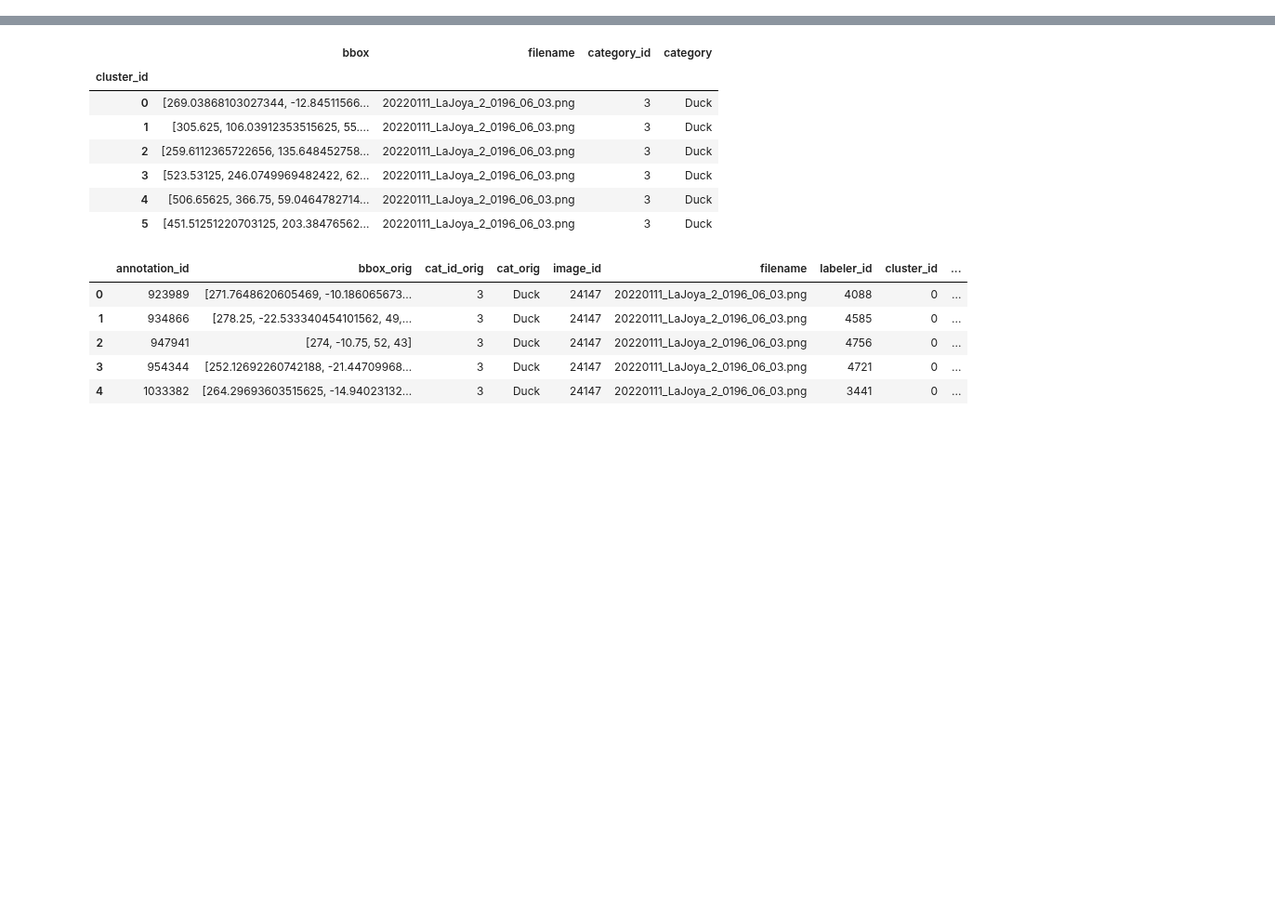
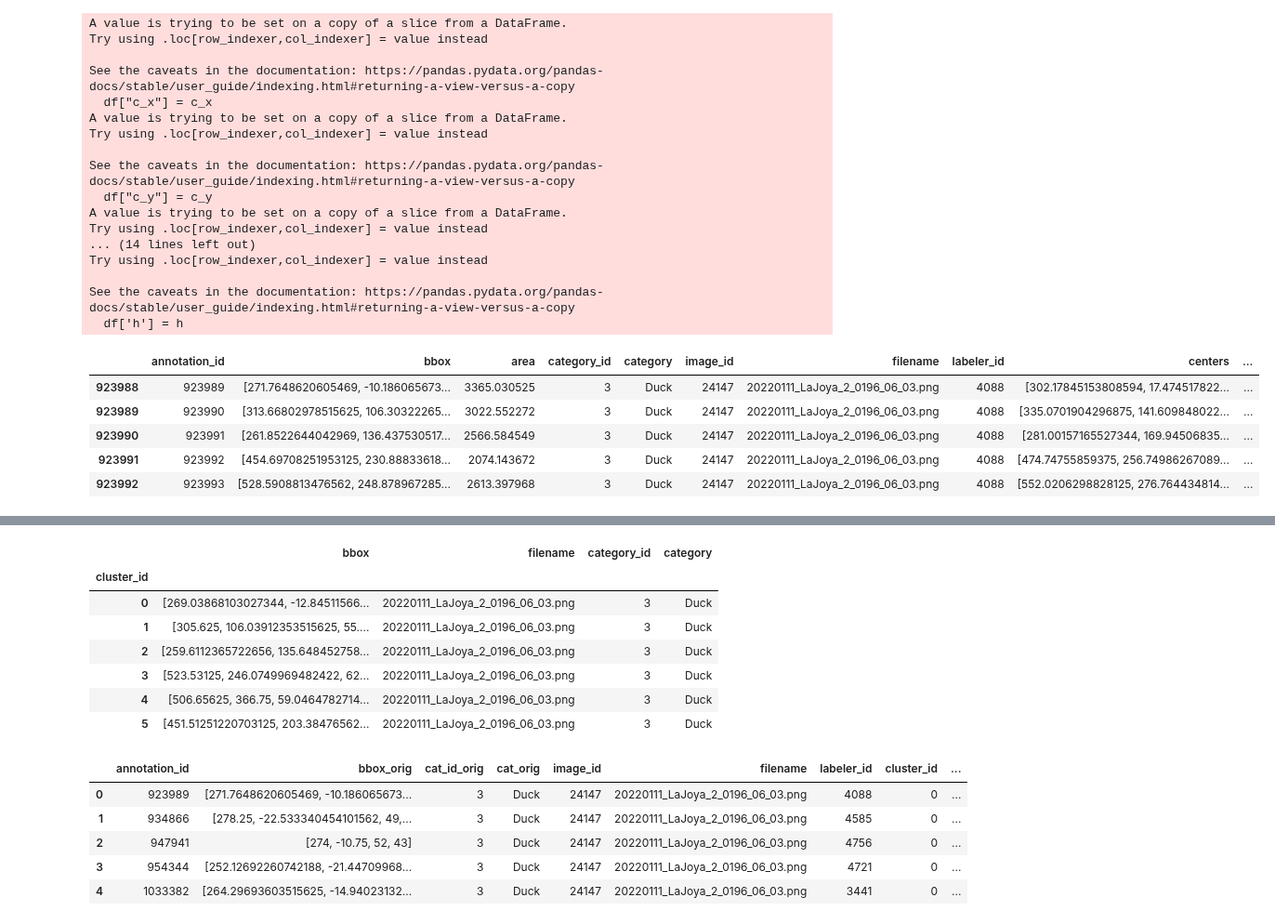
Before and after one commit to rowanoaktree/AggregationScripts, a Jupyter notebook: Scratch/Cluster.ipynb, the cells around one changed output, grey strips where cells are left out. Shown at 93% size. Cells and saved outputs as stored; diff of their text form; code cells hidden in the pictures; blank space fills up the shorter version.

Commit message:
multi image cluster, need to attach cluster ids

```diff
--- a/Scratch/Cluster.ipynb
+++ b/Scratch/Cluster.ipynb
@@ -126,0 +58,6 @@ def plot_dbscan(db, X):
+# %%
+#Creating a multi-image subset to work with
+testimg = "20220111_LaJoya_2_0196_06_03.png"
+df = cocozoo[cocozoo["filename"] == testimg]
+#df["filename"].unique()
+#df.groupby("filename")
@@ -126,0 +73,59 @@ def plot_dbscan(db, X):
+# %%
+#CREATE NEW COLUMNS FOR INPUT INTO DBSCAN
+
+#Derive bounding box centers
+bboxes = df["bbox"]
+c_x = []
+c_y = []
+x = []
+y = []
+w = []
+h = []
+centers = []
+for coord in bboxes:
+    center = (coord[0]+(coord[2]/2), coord[1]+(coord[3]/2))
+    c_x.append(center[0])
+    c_y.append(center[1])
+    x.append(coord[0])
+    y.append(coord[1])
+    w.append(coord[2])
+    h.append(coord[3])
+    centers.append(center)
+#Make these centers into a coordinate format
+coords = []
+for row in centers:
+    coord = list(row)
+    coords.append(coord)
+#Append new columns to dataframe for manipulating later
+df["c_x"] = c_x
+df["c_y"] = c_y
+df['x'] = x
+df['y'] = y
+df['w'] = w
+df['h'] = h
+
+df.head()
+# %% [output]
+A value is trying to be set on a copy of a slice from a DataFrame.
+Try using .loc[row_indexer,col_indexer] = value instead
+
+See the caveats in the documentation: https://pandas.pydata.org/pandas-docs/stable/user_guide/indexing.html#returning-a-view-versus-a-copy
+  df["c_x"] = c_x
+A value is trying to be set on a copy of a slice from a DataFrame.
+Try using .loc[row_indexer,col_indexer] = value instead
+
+See the caveats in the documentation: https://pandas.pydata.org/pandas-docs/stable/user_guide/indexing.html#returning-a-view-versus-a-copy
+  df["c_y"] = c_y
+A value is trying to be set on a copy of a slice from a DataFrame.
+Try using .loc[row_indexer,col_indexer] = value instead
+... (14 lines left out)
+Try using .loc[row_indexer,col_indexer] = value instead
+
+See the caveats in the documentation: https://pandas.pydata.org/pandas-docs/stable/user_guide/indexing.html#returning-a-view-versus-a-copy
+  df['h'] = h
+|  | annotation_id | bbox | area | category_id | category | image_id | filename | labeler_id | centers | ... |
+| 923988 | 923989 | [271.7648620605469, -10.186065673... | 3365.030525 | 3 | Duck | 24147 | 20220111_LaJoya_2_0196_06_03.png | 4088 | [302.17845153808594, 17.474517822... | ... |
+| 923989 | 923990 | [313.66802978515625, 106.30322265... | 3022.552272 | 3 | Duck | 24147 | 20220111_LaJoya_2_0196_06_03.png | 4088 | [335.0701904296875, 141.609848022... | ... |
+| 923990 | 923991 | [261.8522644042969, 136.437530517... | 2566.584549 | 3 | Duck | 24147 | 20220111_LaJoya_2_0196_06_03.png | 4088 | [281.00157165527344, 169.94506835... | ... |
+| 923991 | 923992 | [454.69708251953125, 230.88833618... | 2074.143672 | 3 | Duck | 24147 | 20220111_LaJoya_2_0196_06_03.png | 4088 | [474.74755859375, 256.74986267089... | ... |
+| 923992 | 923993 | [528.5908813476562, 248.878967285... | 2613.397968 | 3 | Duck | 24147 | 20220111_LaJoya_2_0196_06_03.png | 4088 | [552.0206298828125, 276.764434814... | ... |
```
Also changed, not shown: parts of 10 cells of this notebook, 1 other file.
